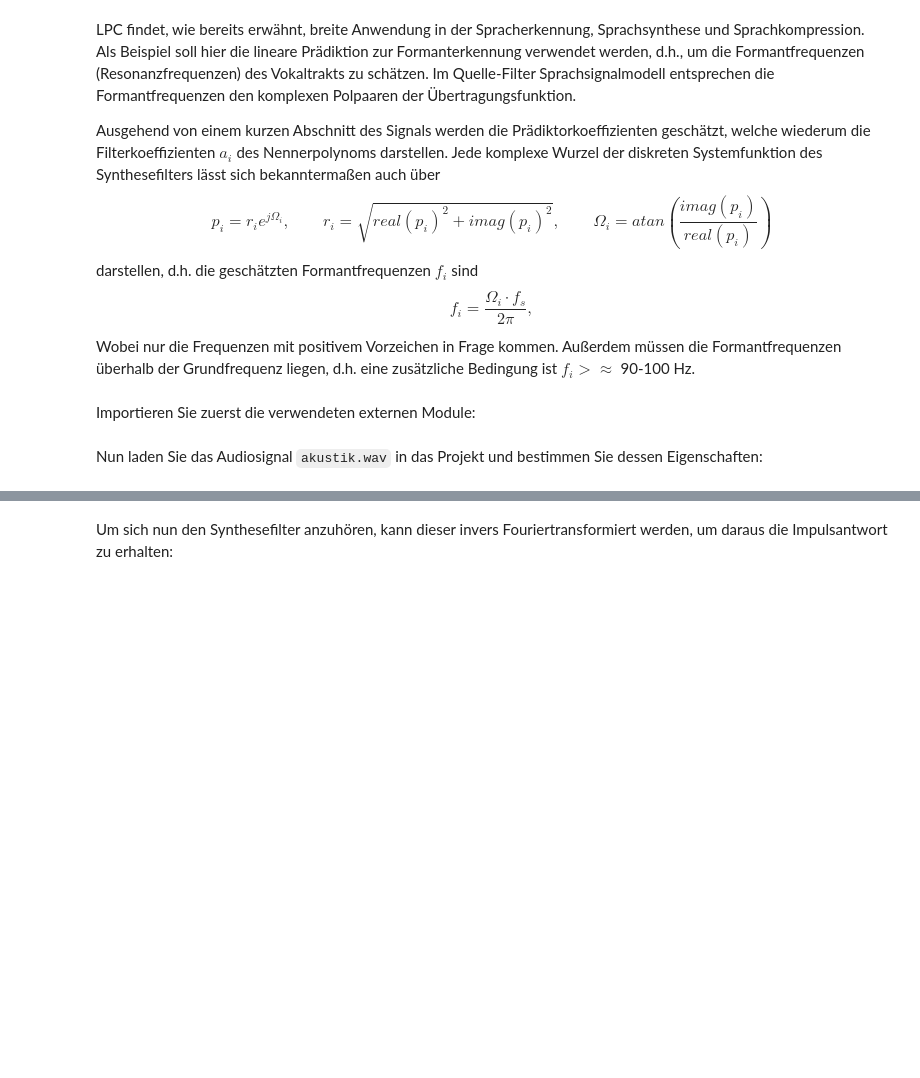
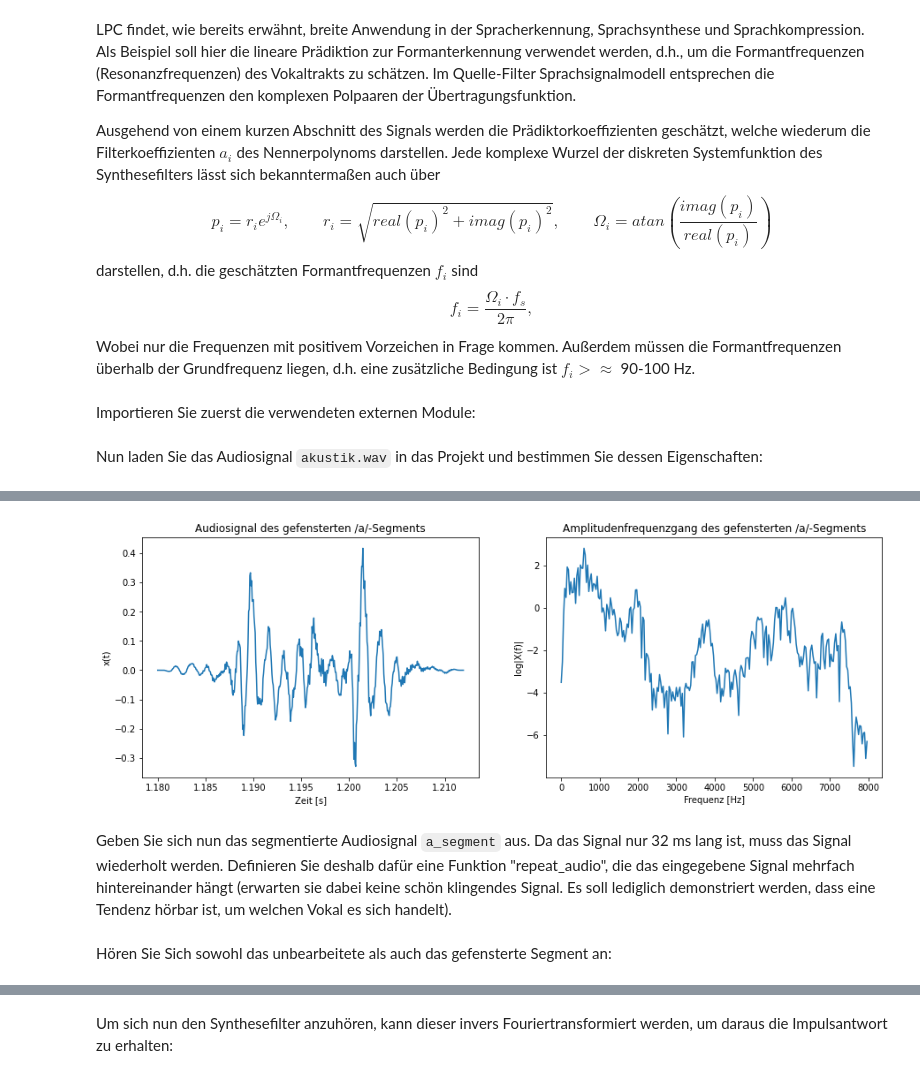
Before and after one commit to TUD-STKS/tud-sv, a Jupyter notebook: Thema-2-Messung der Übertragungsfunktion/2.2 - LPC.ipynb, the cells around one changed output, grey strips where cells are left out. Saved outputs shown, nothing was run; the diff lists cells and outputs as text; code cells hidden in the pictures; blank space fills up the shorter version.

```diff
--- a/Thema-2-Messung der Übertragungsfunktion/2.2 - LPC.ipynb
+++ b/Thema-2-Messung der Übertragungsfunktion/2.2 - LPC.ipynb
@@ -443,0 +296,31 @@ Dieser soll zunächst für das  /a/-Segment mit einer Filterordnung der Größe
+# %%
+'''
+Anwendung des von-Hann-Fensters auf das /a/-Segment
+'''
+
+# Lösung
+# Audiosegment fenstern
+a_segment_win = signal.hann(a_segment.size)*a_segment
+
+# Spektrum des von-Hann-gefensterten Signals
+aSegment_fft_win = scipy.fftpack.fft(a_segment_win, n_fft)
+
+# Graphische Darstellung
+plt.subplot(121)
+plt.title('Audiosignal des gefensterten /a/-Segments')
+plt.xlabel('Zeit [s]')
+plt.ylabel('x(t)')
+plt.plot(t_aSegment_s, a_segment_win)
+
+plt.subplot(122)
+plt.title('Amplitudenfrequenzgang des gefensterten /a/-Segments')
+plt.xlabel('Frequenz [Hz]')
+plt.ylabel('log|X(f)|')
+plt.plot(f_aSegment_Hz, np.log(np.abs(aSegment_fft_win[:len(f_aSegment_Hz)])))
+
+plt.gcf().set_size_inches(15, 5)
+plt.show()
+# %% [output]
+[figure, added]
+# %% [markdown]
+Geben Sie sich nun das segmentierte Audiosignal `a_segment` aus. Da das Signal nur 32 ms lang ist, muss das Signal wiederholt werden. Definieren Sie deshalb dafür eine Funktion "repeat_audio", die das eingegebene Signal mehrfach hintereinander hängt (erwarten sie dabei keine schön klingendes Signal. Es soll lediglich demonstriert werden, dass eine Tendenz hörbar ist, um welchen Vokal es sich handelt).
@@ -443,0 +359,2 @@ Dieser soll zunächst für das  /a/-Segment mit einer Filterordnung der Größe
+# %% [markdown]
+ Hören Sie Sich sowohl das unbearbeitete als auch das gefensterte Segment an:
```
Also changed, not shown: parts of 59 cells of this notebook.
